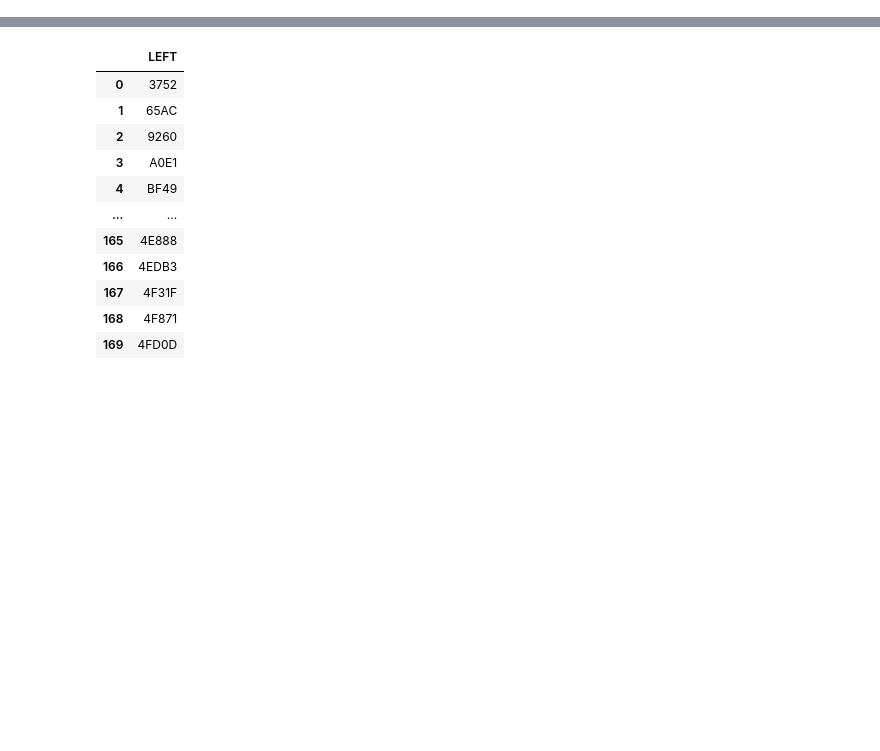
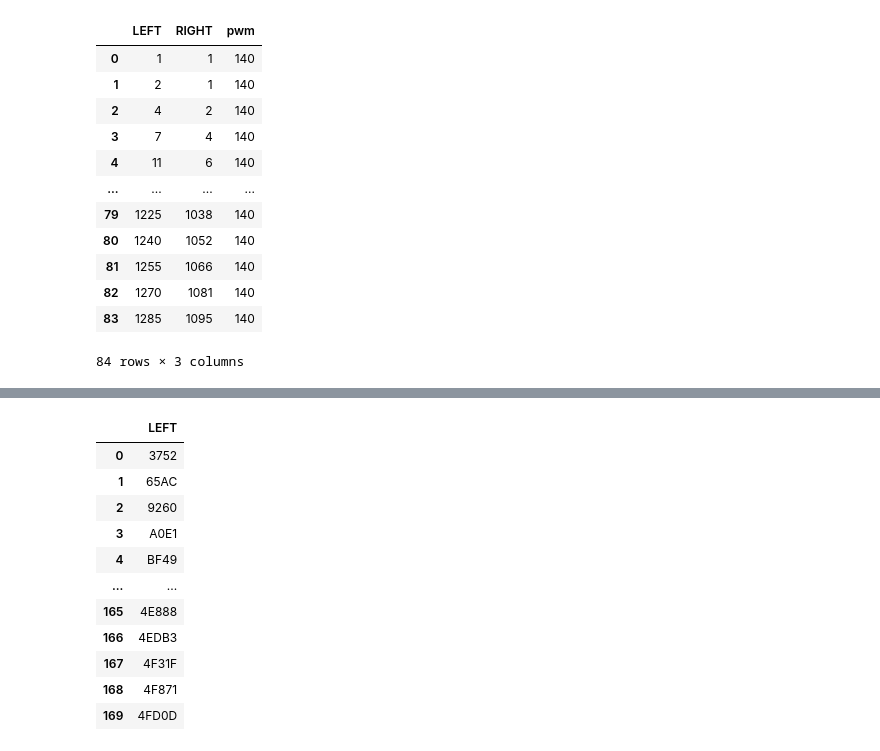
Before and after one commit to Vini-002/feed-Forward-test, a Jupyter notebook: processing.ipynb, the cells around one changed output, grey strips where cells are left out. Saved outputs shown, nothing was run; the diff lists cells and outputs as text; code cells hidden in the pictures; blank space fills up the shorter version.

```diff
--- a/processing.ipynb
+++ b/processing.ipynb
@@ -10,0 +42,17 @@ data = pd.read_csv("http://192.168.0.168/view", sep=' ')
+# %%
+for pwm, exp in zip(np.arange(28, 252, 28), data):
+    exp['pwm'] = pwm
+# %% [output]
+|  | LEFT | RIGHT | pwm |
+| 0 | 1 | 1 | 140 |
+| 1 | 2 | 1 | 140 |
+| 2 | 4 | 2 | 140 |
+| 3 | 7 | 4 | 140 |
+| 4 | 11 | 6 | 140 |
+| ... | ... | ... | ... |
+| 79 | 1225 | 1038 | 140 |
+| 80 | 1240 | 1052 | 140 |
+| 81 | 1255 | 1066 | 140 |
+| 82 | 1270 | 1081 | 140 |
+| 83 | 1285 | 1095 | 140 |
+84 rows × 3 columns
```
Also changed, not shown: parts of 5 cells of this notebook, 10 other files.
